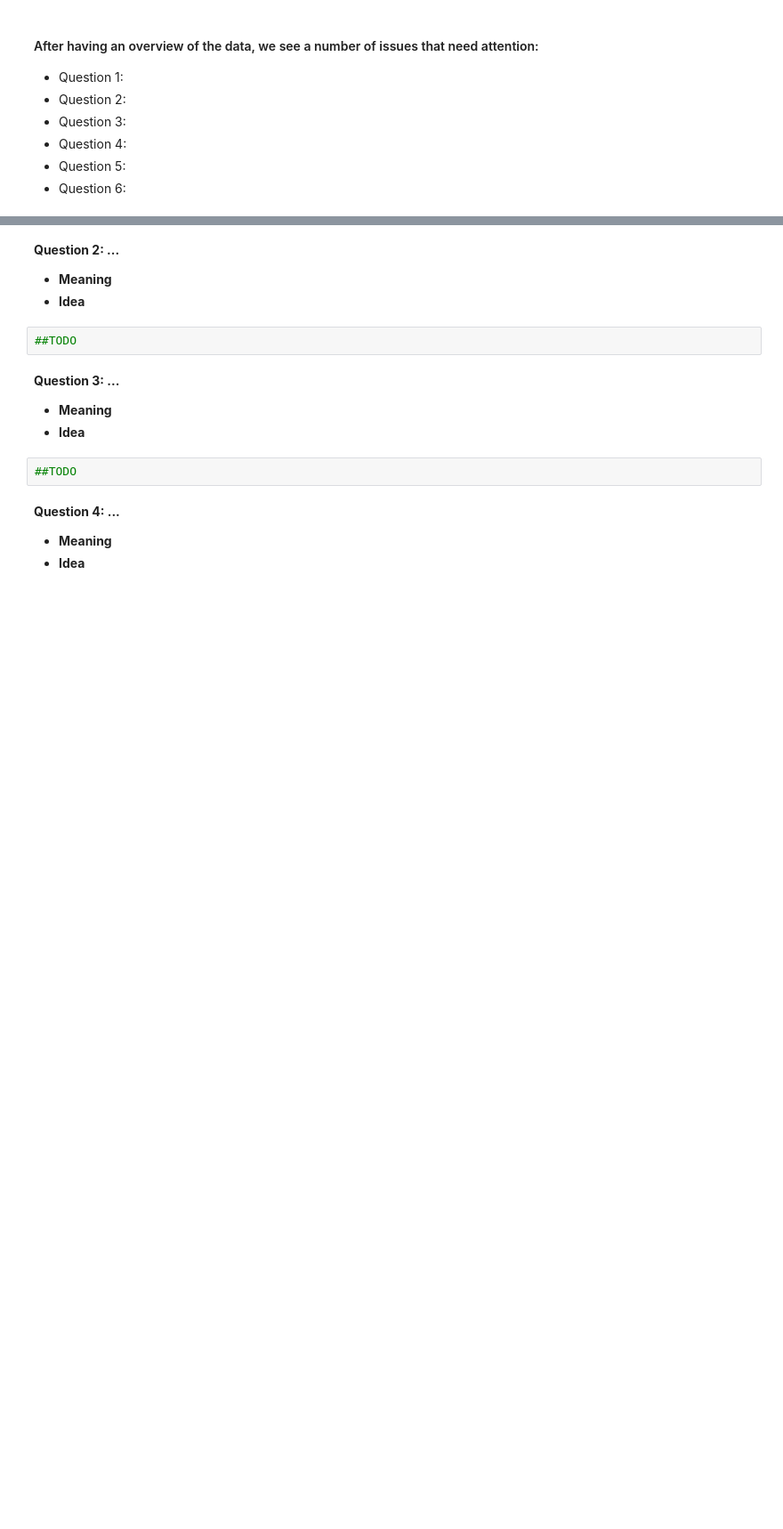
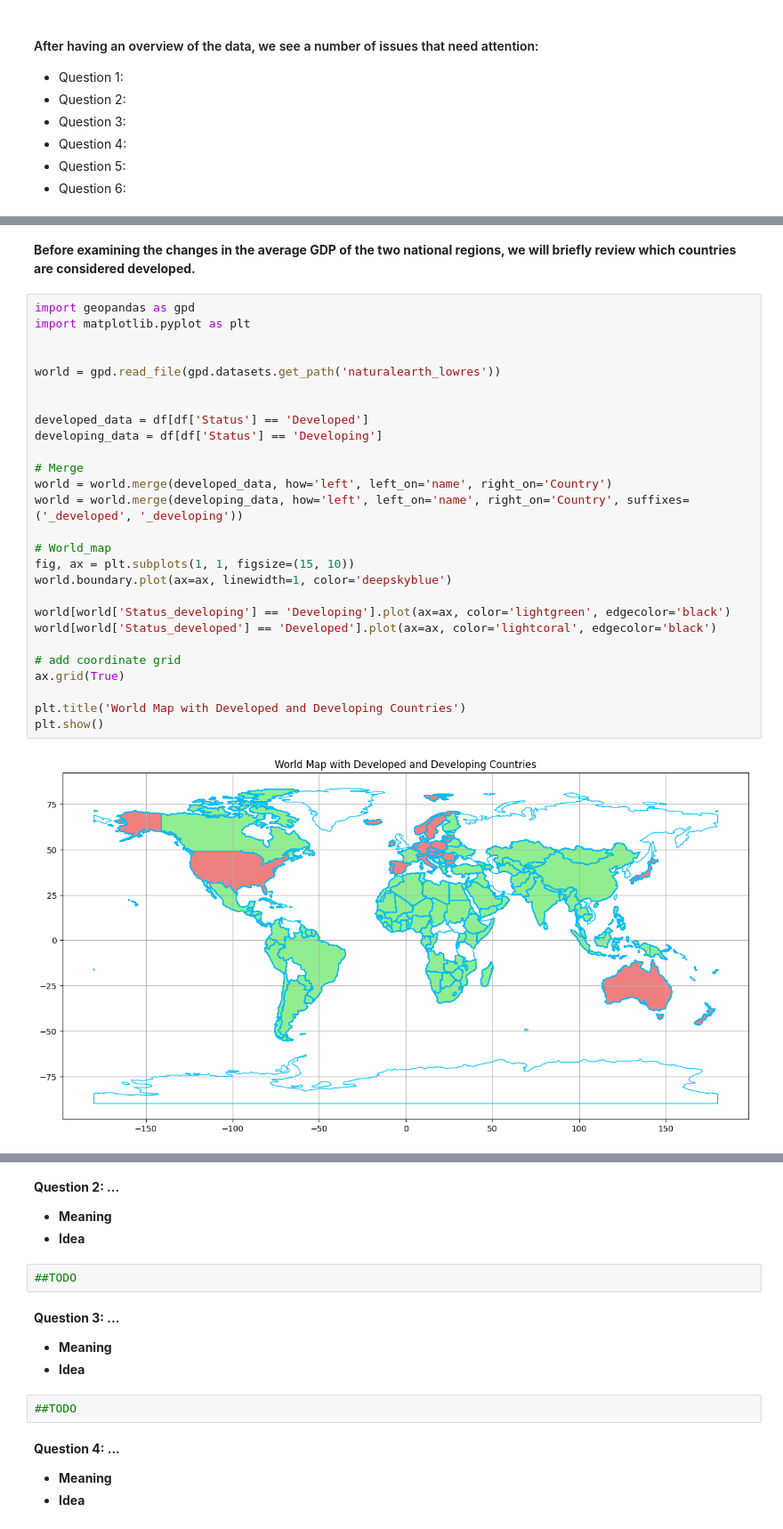
Before and after one commit to huyban2003/P4DS, a Jupyter notebook: Notebook.ipynb, the cells around one changed output, grey strips where cells are left out. Shown at 89% size. Saved outputs shown, nothing was run; the diff lists cells and outputs as text; blank space fills up the shorter version.

Commit message:
[Data Analyzing] - Finish code without markdown for Question 1

```diff
--- a/Notebook.ipynb
+++ b/Notebook.ipynb
@@ -432,0 +474,31 @@ df.to_csv('Data/LifeExpectancyDataCleaned.csv', index=False)
+# %% [markdown]
+**Before examining the changes in the average GDP of the two national regions, we will briefly review which countries are considered developed.**
+# %%
+import geopandas as gpd
+import matplotlib.pyplot as plt
+
+
+world = gpd.read_file(gpd.datasets.get_path('naturalearth_lowres'))
+
+
+developed_data = df[df['Status'] == 'Developed']
+developing_data = df[df['Status'] == 'Developing']
+
+# Merge
+world = world.merge(developed_data, how='left', left_on='name', right_on='Country')
+world = world.merge(developing_data, how='left', left_on='name', right_on='Country', suffixes=('_developed', '_developing'))
+
+# World_map
+fig, ax = plt.subplots(1, 1, figsize=(15, 10))
+world.boundary.plot(ax=ax, linewidth=1, color='deepskyblue')
+
+world[world['Status_developing'] == 'Developing'].plot(ax=ax, color='lightgreen', edgecolor='black')
+world[world['Status_developed'] == 'Developed'].plot(ax=ax, color='lightcoral', edgecolor='black')
+
+# add coordinate grid
+ax.grid(True)
+
+plt.title('World Map with Developed and Developing Countries')
+plt.show()
+# %% [output]
+[figure, added]
```
Also changed, not shown: parts of 11 cells of this notebook, 1 other file.
